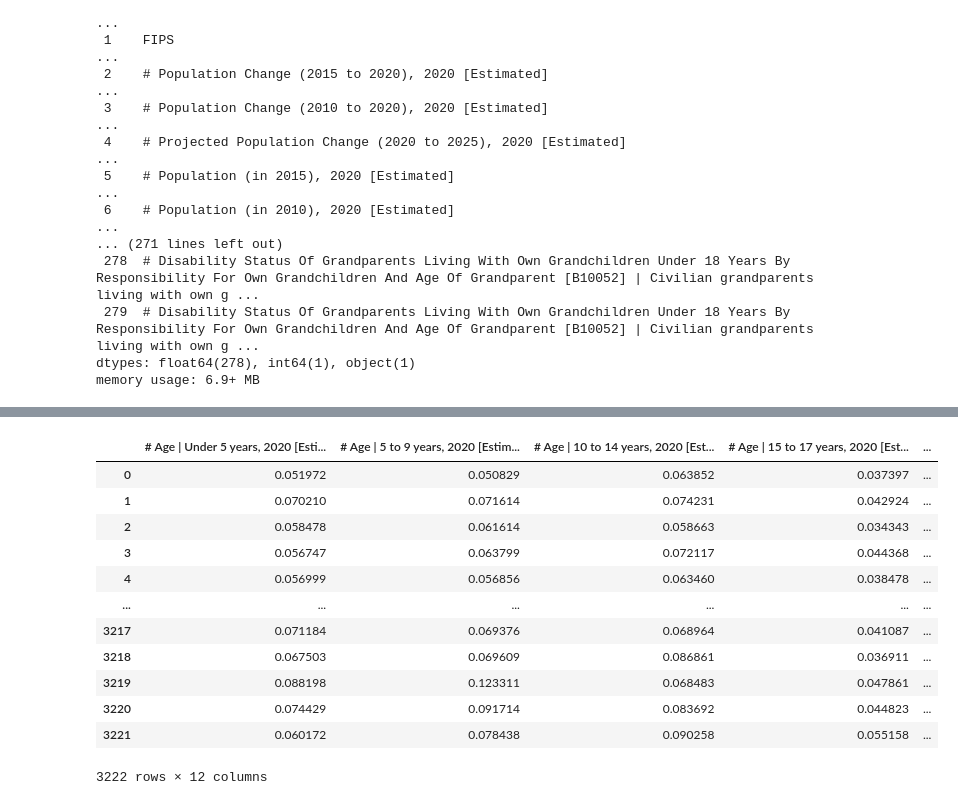
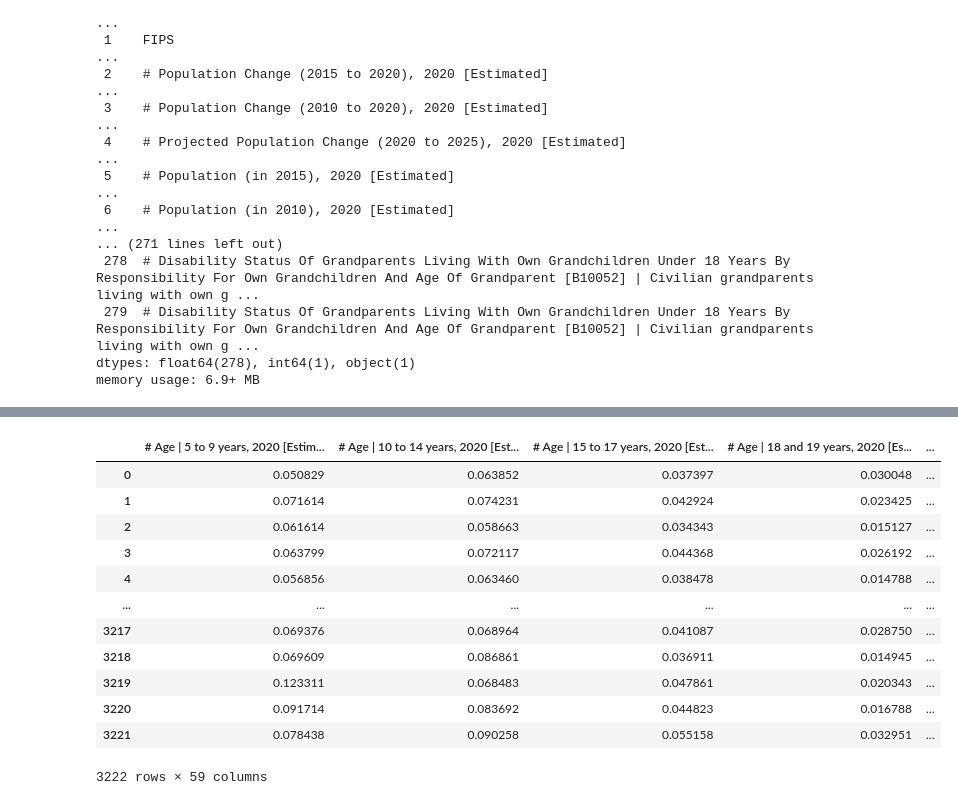
Before and after one commit to zedian/CS229-FinalProject, a Jupyter notebook: pre-processing.ipynb, the cells around one changed output, grey strips where cells are left out. Cells and saved outputs as stored; diff of their text form; code cells hidden in the pictures.

```diff
--- a/pre-processing.ipynb
+++ b/pre-processing.ipynb
@@ -179,19 +206,22 @@ memory usage: 6.7+ MB
-# %%
-demo_selected = demo_clean.loc[:,demo_clean.columns.str.contains('# Age')]
-demo_selected
-# %% [output]
-|  | # Age | Under 5 years, 2020 [Esti... | # Age | 5 to 9 years, 2020 [Estim... | # Age | 10 to 14 years, 2020 [Est... | # Age | 15 to 17 years, 2020 [Est... | ... |
-| 0 | 0.051972 | 0.050829 | 0.063852 | 0.037397 | ... |
-| 1 | 0.070210 | 0.071614 | 0.074231 | 0.042924 | ... |
-| 2 | 0.058478 | 0.061614 | 0.058663 | 0.034343 | ... |
-| 3 | 0.056747 | 0.063799 | 0.072117 | 0.044368 | ... |
-| 4 | 0.056999 | 0.056856 | 0.063460 | 0.038478 | ... |
-| ... | ... | ... | ... | ... | ... |
-| 3217 | 0.071184 | 0.069376 | 0.068964 | 0.041087 | ... |
-| 3218 | 0.067503 | 0.069609 | 0.086861 | 0.036911 | ... |
-| 3219 | 0.088198 | 0.123311 | 0.068483 | 0.047861 | ... |
-| 3220 | 0.074429 | 0.091714 | 0.083692 | 0.044823 | ... |
-| 3221 | 0.060172 | 0.078438 | 0.090258 | 0.055158 | ... |
-3222 rows × 12 columns
+# %%
+# demo_selected = demo_clean.iloc[:,0:1]
+# demo_selected = demo_clean.iloc[:,1:2].merge(demo_clean.iloc[:,0],left_index=True,right_index=True)
+demo_selected = demo_clean.iloc[:,1:60].div(demo_clean.iloc[:,0],axis=0)
+demo_plot = demo_clean.loc[:,demo_clean.columns.str.contains('# LIFESTYLE')].div(demo_clean.iloc[:,0],axis=0)
+demo_selected
+# %% [output]
+|  | # Age | 5 to 9 years, 2020 [Estim... | # Age | 10 to 14 years, 2020 [Est... | # Age | 15 to 17 years, 2020 [Est... | # Age | 18 and 19 years, 2020 [Es... | ... |
+| 0 | 0.050829 | 0.063852 | 0.037397 | 0.030048 | ... |
+| 1 | 0.071614 | 0.074231 | 0.042924 | 0.023425 | ... |
+| 2 | 0.061614 | 0.058663 | 0.034343 | 0.015127 | ... |
+| 3 | 0.063799 | 0.072117 | 0.044368 | 0.026192 | ... |
+| 4 | 0.056856 | 0.063460 | 0.038478 | 0.014788 | ... |
+| ... | ... | ... | ... | ... | ... |
+| 3217 | 0.069376 | 0.068964 | 0.041087 | 0.028750 | ... |
+| 3218 | 0.069609 | 0.086861 | 0.036911 | 0.014945 | ... |
+| 3219 | 0.123311 | 0.068483 | 0.047861 | 0.020343 | ... |
+| 3220 | 0.091714 | 0.083692 | 0.044823 | 0.016788 | ... |
+| 3221 | 0.078438 | 0.090258 | 0.055158 | 0.032951 | ... |
+3222 rows × 59 columns
 # %%
 plt.figure(figsize=(20,20))
```
Also changed, not shown: parts of 17 cells of this notebook.
